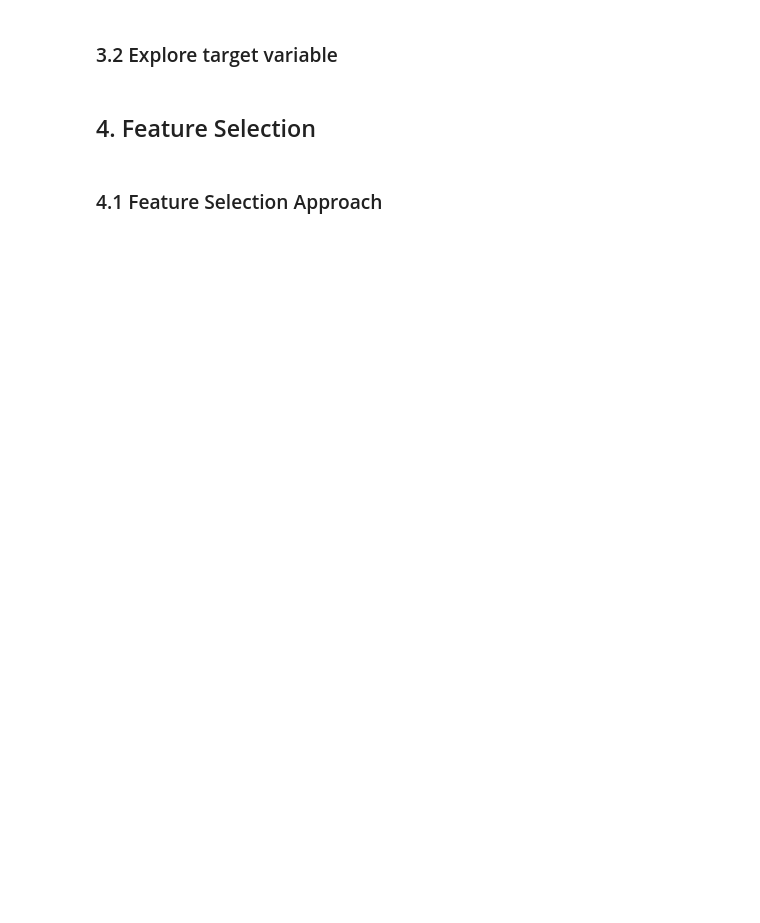
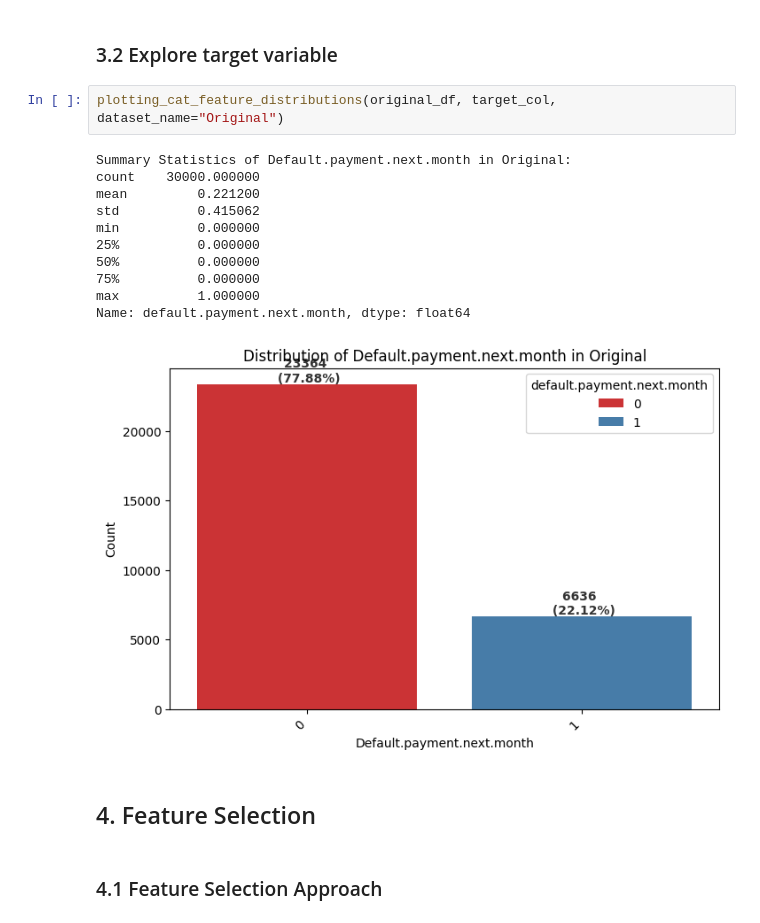
Before and after one commit to Nelkit/36103-AT2-data-analysis-project, a Jupyter notebook: 36103_AT2B_data_analysis_project.ipynb, the cells around one changed output. Saved outputs shown, nothing was run; the diff lists cells and outputs as text; blank space fills up the shorter version.

```diff
--- a/36103_AT2B_data_analysis_project.ipynb
+++ b/36103_AT2B_data_analysis_project.ipynb
@@ -170,5 +388,19 @@ memory usage: 5.7 MB
 # %% [markdown]
 ### 3.2 Explore target variable
+# %%
+plotting_cat_feature_distributions(original_df, target_col, dataset_name="Original")
+# %% [output]
+Summary Statistics of Default.payment.next.month in Original:
+count    30000.000000
+mean         0.221200
+std          0.415062
+min          0.000000
+25%          0.000000
+50%          0.000000
+75%          0.000000
+max          1.000000
+Name: default.payment.next.month, dtype: float64
+[figure, added]
 # %% [markdown]
 ## 4. Feature Selection
 # %% [markdown]
```
Also changed, not shown: parts of 9 cells of this notebook.
